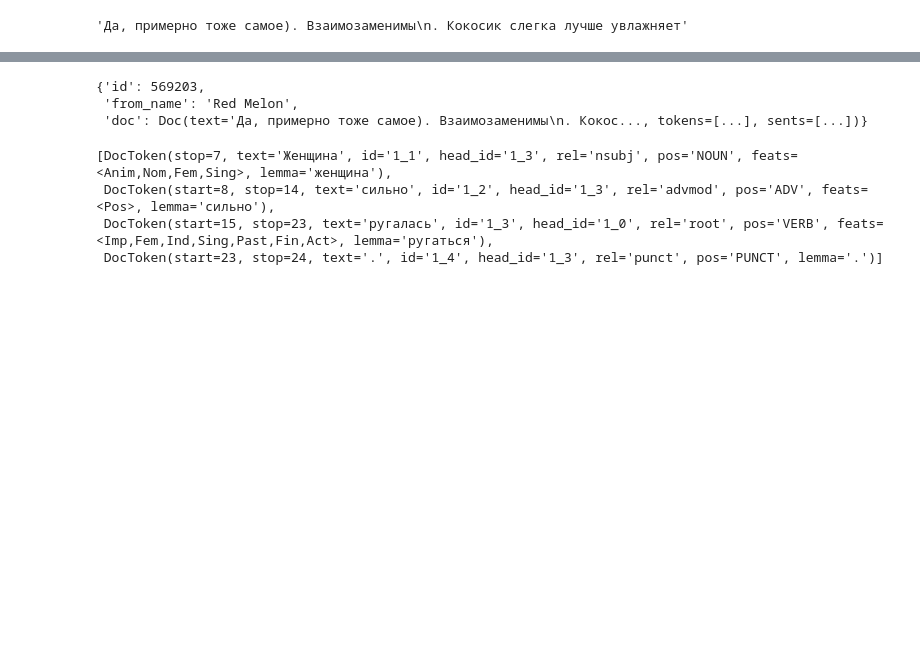
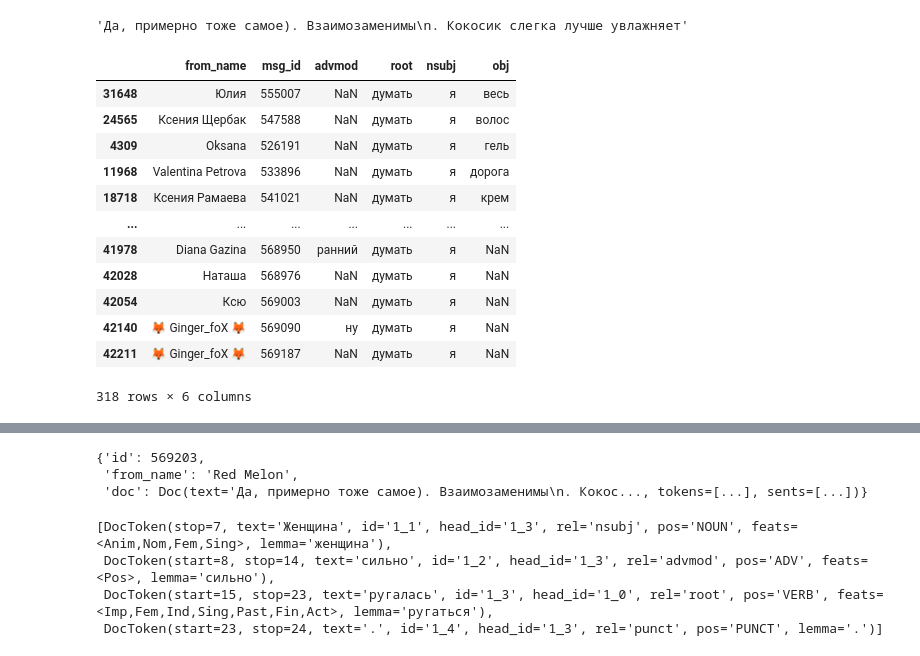
Before and after one commit to mkoninin/tg-json-analysis, a Jupyter notebook: 100 - парсер предложений.ipynb, the cells around one changed output, grey strips where cells are left out. Saved outputs shown, nothing was run; the diff lists cells and outputs as text; code cells hidden in the pictures; blank space fills up the shorter version.

```diff
--- a/100 - парсер предложений.ipynb
+++ b/100 - парсер предложений.ipynb
@@ -159,0 +163,16 @@ df = pd.DataFrame(df)
+# %%
+df.query('root == "думать" and nsubj == "я"').sort_values('obj')
+# %% [output]
+|  | from_name | msg_id | advmod | root | nsubj | obj |
+| 31648 | Юлия | 555007 | NaN | думать | я | весь |
+| 24565 | Ксения Щербак | 547588 | NaN | думать | я | волос |
+| 4309 | Oksana | 526191 | NaN | думать | я | гель |
+| 11968 | Valentina Petrova | 533896 | NaN | думать | я | дорога |
+| 18718 | Ксения Рамаева | 541021 | NaN | думать | я | крем |
+| ... | ... | ... | ... | ... | ... | ... |
+| 41978 | Diana Gazina | 568950 | ранний | думать | я | NaN |
+| 42028 | Наташа | 568976 | NaN | думать | я | NaN |
+| 42054 | Ксю | 569003 | NaN | думать | я | NaN |
+| 42140 | 🦊 Ginger_foX 🦊 | 569090 | ну | думать | я | NaN |
+| 42211 | 🦊 Ginger_foX 🦊 | 569187 | NaN | думать | я | NaN |
+318 rows × 6 columns
```
Also changed, not shown: parts of 3 cells of this notebook.
